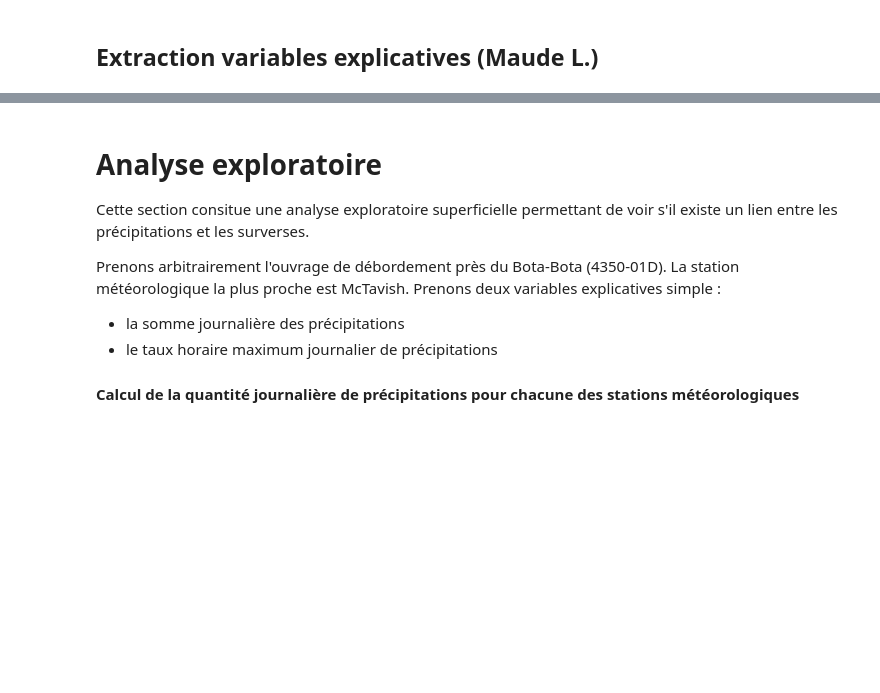
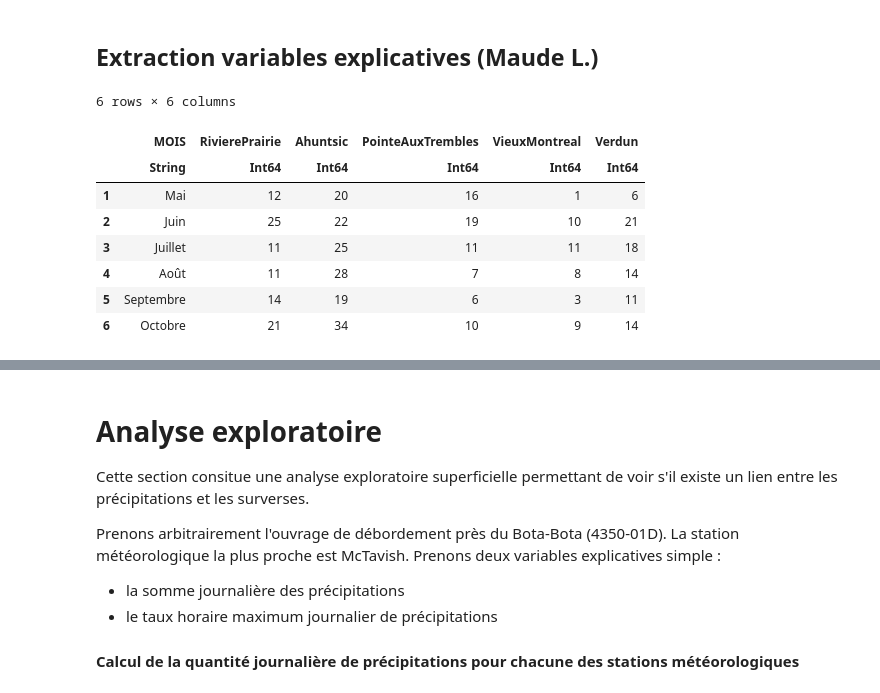
Before and after one commit to gafaua/projetMTH3302, a Jupyter notebook: ProjetA19.ipynb, the cells around one changed output, grey strips where cells are left out. Saved outputs shown, nothing was run; the diff lists cells and outputs as text; code cells hidden in the pictures; blank space fills up the shorter version.

```diff
--- a/ProjetA19.ipynb
+++ b/ProjetA19.ipynb
@@ -291,30 +291,41 @@ for i=2:6
     for j=1:length(X_pcp_sum[:,2])
         if (j > 2)
             X_pcp_three_days[j, i] = (buffer[(j-2), i] + buffer[(j-1), i] + buffer[j,i])
         else
             X_pcp_three_days[j, i] = buffer[j, i]
         end
     end
 end
 
 
 # Mois de la prédiction pour chaque ouvrage
 X_date = DataFrame(NO_OUVRAGE=surverse_df[:,:NO_OUVRAGE], MOIS=zeros(Int64,length(surverse_df[:,1])), SURVERSE=surverse_df[:,:SURVERSE])
 for i=1:length(surverse_df[:,1])
     X_date[i,:MOIS] = month(surverse_df[i,:DATE])
 end
 
 X_mois = DataFrame(MOIS=["Mai", "Juin", "Juillet", "Août", "Septembre", "Octobre"], RivierePrairie=zeros(Int64,6), Ahuntsic=zeros(Int64,6), PointeAuxTrembles=zeros(Int64,6), VieuxMontreal=zeros(Int64,6), Verdun=zeros(Int64,6))
 for j=1:length(X_date[:,1])
     if(X_date[j,1] == "3260-01D")
         X_mois[(X_date[j,2]-4),:RivierePrairie] += (X_date[j,3])
     elseif (X_date[j,1] == "3350-07D")
         X_mois[(X_date[j,2]-4),:Ahuntsic] += (X_date[j,3])
     elseif (X_date[j,1] == "4240-01D")
         X_mois[(X_date[j,2]-4),:PointeAuxTrembles] += (X_date[j,3])
     elseif (X_date[j,1] == "4350-01D")
         X_mois[(X_date[j,2]-4),:VieuxMontreal] += (X_date[j,3])
     elseif (X_date[j,1] == "4380-01D")
         X_mois[(X_date[j,2]-4),:Verdun] += (X_date[j,3])
     end
 end
+X_mois
+# %% [output]
+6 rows × 6 columns
+|  | MOIS | RivierePrairie | Ahuntsic | PointeAuxTrembles | VieuxMontreal | Verdun |
+|  | String | Int64 | Int64 | Int64 | Int64 | Int64 |
+| 1 | Mai | 12 | 20 | 16 | 1 | 6 |
+| 2 | Juin | 25 | 22 | 19 | 10 | 21 |
+| 3 | Juillet | 11 | 25 | 11 | 11 | 18 |
+| 4 | Août | 11 | 28 | 7 | 8 | 14 |
+| 5 | Septembre | 14 | 19 | 6 | 3 | 11 |
+| 6 | Octobre | 21 | 34 | 10 | 9 | 14 |
```
Also changed, not shown: parts of 15 cells of this notebook, 1 other file.
